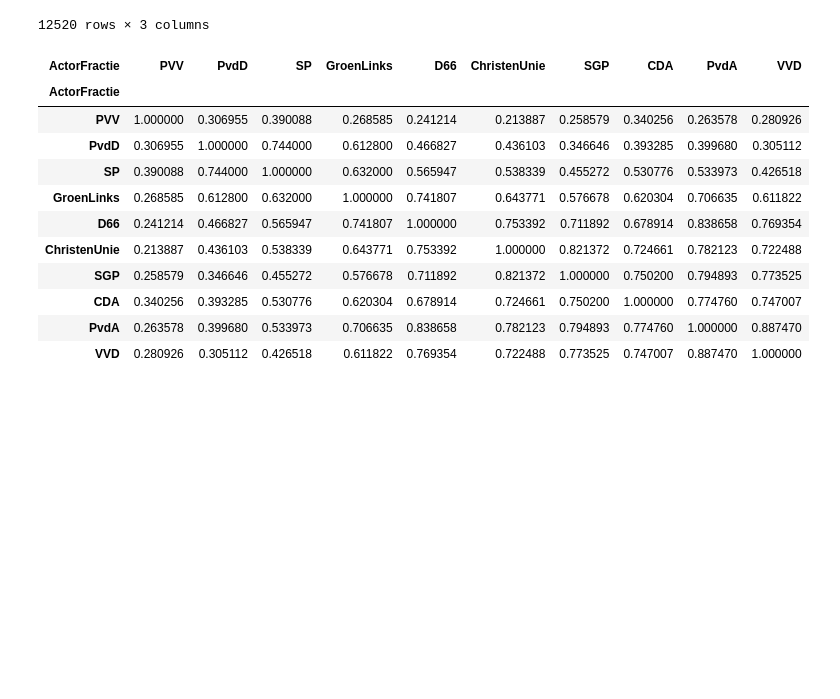
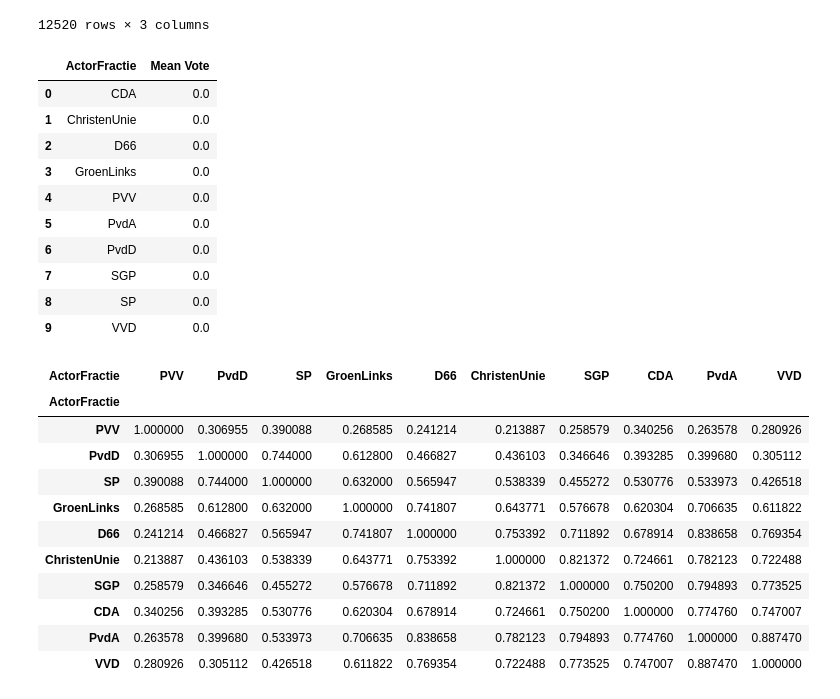
Before and after one commit to olivierwitteveen/dutch-parliament-max-ent, a Jupyter notebook: tk_stemming.ipynb, the cells around one changed output. Cells and saved outputs as stored; diff of their text form; code cells hidden in the pictures; blank space fills up the shorter version.

```diff
--- a/tk_stemming.ipynb
+++ b/tk_stemming.ipynb
@@ -248,6 +252,22 @@ sym_df
 | 12518 | sym_c5eed118-3f54-4a2f-b3b1-e2014... | 1 | PVV |
 | 12519 | sym_c5eed118-3f54-4a2f-b3b1-e2014... | -1 | VVD |
 12520 rows × 3 columns
+# %%
+sym_mean_votes = sym_df.groupby('ActorFractie')['Soort'].mean().reset_index()
+sym_mean_votes.columns = ['ActorFractie', 'Mean Vote']
+sym_mean_votes
+# %% [output]
+|  | ActorFractie | Mean Vote |
+| 0 | CDA | 0.0 |
+| 1 | ChristenUnie | 0.0 |
+| 2 | D66 | 0.0 |
+| 3 | GroenLinks | 0.0 |
+| 4 | PVV | 0.0 |
+| 5 | PvdA | 0.0 |
+| 6 | PvdD | 0.0 |
+| 7 | SGP | 0.0 |
+| 8 | SP | 0.0 |
+| 9 | VVD | 0.0 |
 # %%
 sym_pivot_df = sym_df.pivot(index='Besluit_Id', columns='ActorFractie', values='Soort').fillna(0)
 sym_pivot_df = sym_pivot_df[filtered_parties] # sorting columns
```
Also changed, not shown: parts of 24 cells of this notebook.
